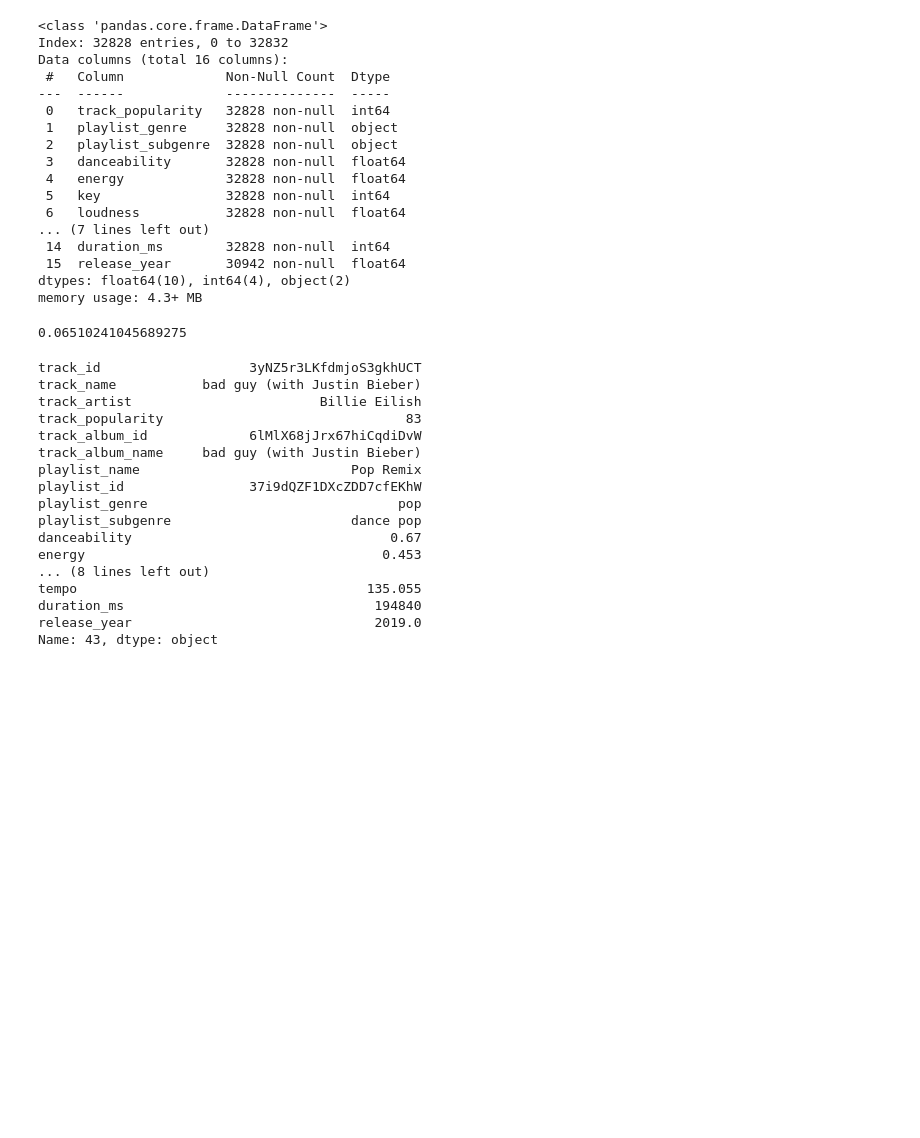
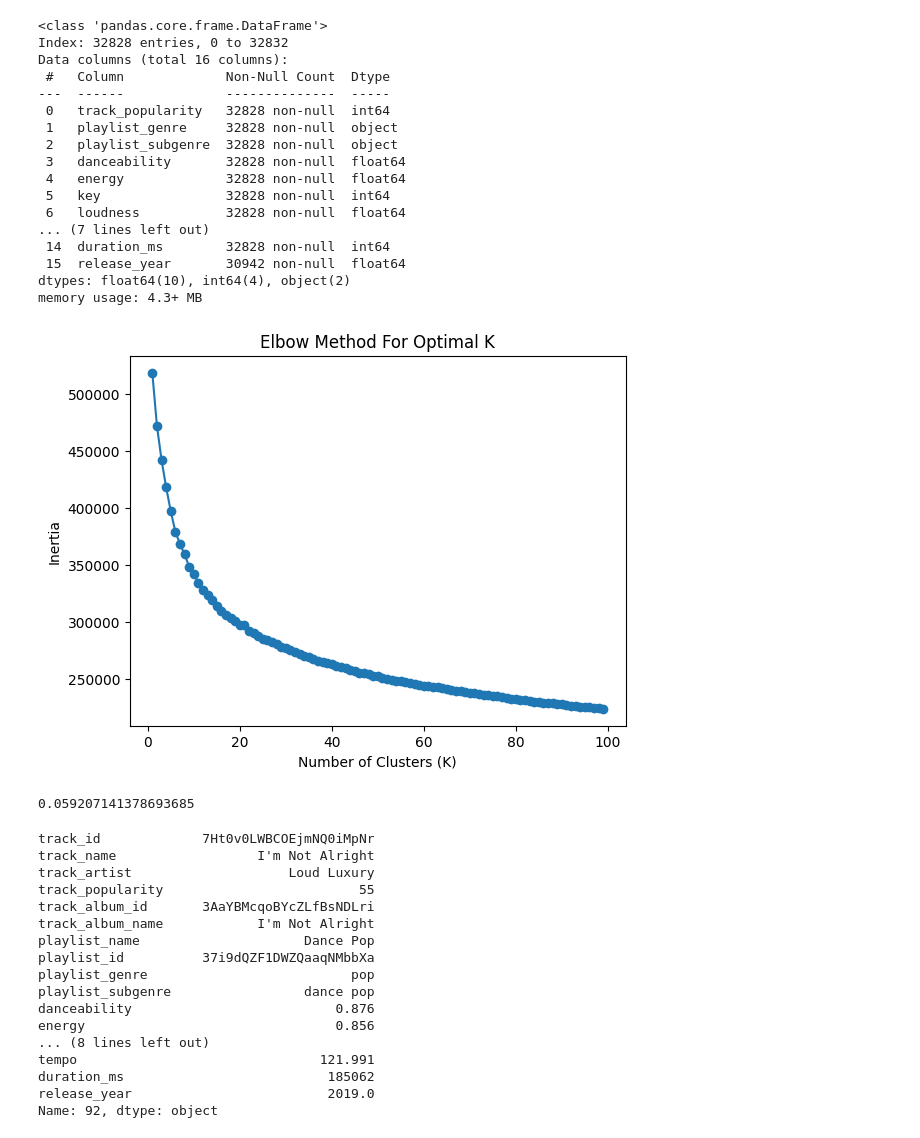
Before and after one commit to wnovak5/ML4VA-music-recommendation, a Jupyter notebook: ML4VA-music-recommendation.ipynb, the cells around one changed output. Saved outputs shown, nothing was run; the diff lists cells and outputs as text; code cells hidden in the pictures; blank space fills up the shorter version.

Commit message:
Visualization code

```diff
--- a/ML4VA-music-recommendation.ipynb
+++ b/ML4VA-music-recommendation.ipynb
@@ -97,18 +97,15 @@ songs = songs.drop(columns=[col for col in songs.select_dtypes(include=['object'
 songs.hist(bins=50, figsize=(20,15))
 plt.show()
 songs.info()
-
 num_columns = songs.select_dtypes(include=['float64', 'int64']).columns
 cat_columns = songs.select_dtypes(include=['object']).columns
-
 num_pipeline = Pipeline(steps=[
     ('imputer', SimpleImputer(strategy='mean')),
     ('scaler', StandardScaler())
 ])
 full_pipeline = ColumnTransformer([
     ('num', num_pipeline, num_columns),
-
-    ('cat', cat_pipeline, cat_columns)
+    ('cat', OneHotEncoder(), cat_columns)
 ])
 songs_prepared = full_pipeline.fit_transform(songs)
 # %% [output]
@@ -131,32 +128,34 @@ Data columns (total 16 columns):
 dtypes: float64(10), int64(4), object(2)
 memory usage: 4.3+ MB
 # %%
-# from sklearn.cluster import KMeans
-# import matplotlib.pyplot as plt
+from sklearn.cluster import KMeans
+import matplotlib.pyplot as plt
 
-# inertia = []
-# K_range = range(1, 100)
+inertia = []
+K_range = range(1, 100)
 
-# for k in K_range:
-#     kmeans = KMeans(n_clusters=k, random_state=42)
-#     kmeans.fit(songs_prepared)
-#     inertia.append(kmeans.inertia_)
+for k in K_range:
+    kmeans = KMeans(n_clusters=k, random_state=42)
+    kmeans.fit(songs_prepared)
+    inertia.append(kmeans.inertia_)
 
-# plt.plot(K_range, inertia, marker='o')
-# plt.title('Elbow Method For Optimal K')
-# plt.xlabel('Number of Clusters (K)')
-# plt.ylabel('Inertia')
-# plt.show()
+plt.plot(K_range, inertia, marker='o')
+plt.title('Elbow Method For Optimal K')
+plt.xlabel('Number of Clusters (K)')
+plt.ylabel('Inertia')
+plt.show()
 
 #elbow point of 20
 kmeans = KMeans(n_clusters=200, n_init='auto', random_state=1)
 kmeans.fit(songs_prepared)
 clusters = kmeans.predict(songs_prepared)
+# %% [output]
+[figure, added]
 # %%
 from sklearn.metrics import silhouette_score
 silhouette_score(songs_prepared, clusters)
 # %% [output]
-0.06510241045689275
+0.059207141378693685
 # %%
 from sklearn.metrics import pairwise_distances_argmin_min
 def find_closest_song(song_name, songs, songs_prepared, kmeans):
@@ -168,7 +167,7 @@ def find_closest_song(song_name, songs, songs_prepared, kmeans):
     closest_song_index = cluster_indices[distances.argmin()]
     return songs.iloc[closest_song_index]
 # print(songs.columns)
-print(find_closest_song('Big Drip', songsKeep, songs_prepared, kmeans))
+print(find_closest_song("God's Plan", songsKeep, songs_prepared, kmeans))
 
 
 def recommendSong(songId):
@@ -191,20 +190,20 @@ def recommendSong(songId):
     # return the dataframe
     return recommendations
 # %% [output]
-track_id                   3yNZ5r3LKfdmjoS3gkhUCT
-track_name           bad guy (with Justin Bieber)
-track_artist                        Billie Eilish
-track_popularity                               83
-track_album_id             6lMlX68jJrx67hiCqdiDvW
-track_album_name     bad guy (with Justin Bieber)
-playlist_name                           Pop Remix
-playlist_id                37i9dQZF1DXcZDD7cfEKhW
-playlist_genre                                pop
-playlist_subgenre                       dance pop
-danceability                                 0.67
-energy                                      0.453
+track_id             7Ht0v0LWBCOEjmNQ0iMpNr
+track_name                  I'm Not Alright
+track_artist                    Loud Luxury
+track_popularity                         55
+track_album_id       3AaYBMcqoBYcZLfBsNDLri
+track_album_name            I'm Not Alright
+playlist_name                     Dance Pop
+playlist_id          37i9dQZF1DWZQaaqNMbbXa
+playlist_genre                          pop
+playlist_subgenre                 dance pop
+danceability                          0.876
+energy                                0.856
 ... (8 lines left out)
-tempo                                     135.055
-duration_ms                                194840
-release_year                               2019.0
-Name: 43, dtype: object
+tempo                               121.991
+duration_ms                          185062
+release_year                         2019.0
+Name: 92, dtype: object
```
Also changed, not shown: parts of 5 cells of this notebook.
